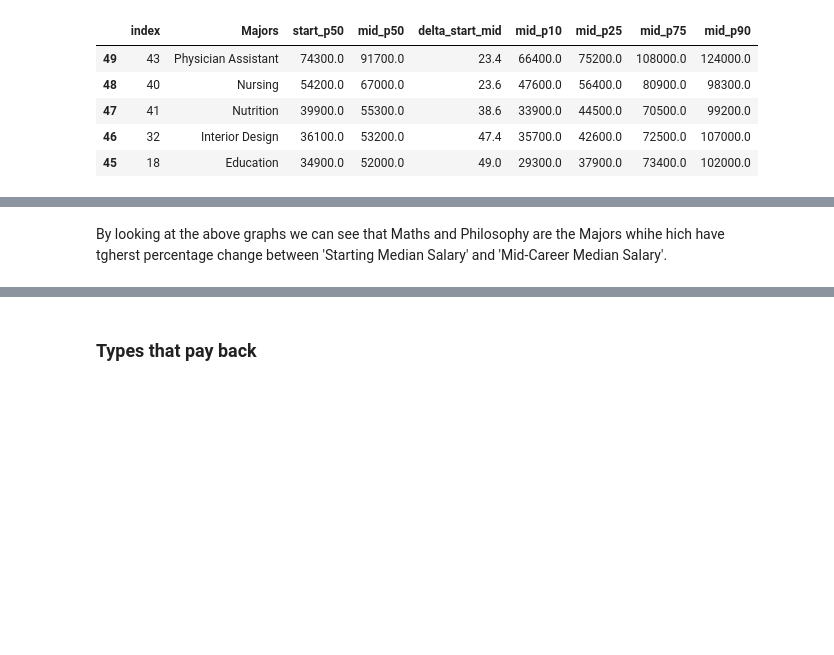
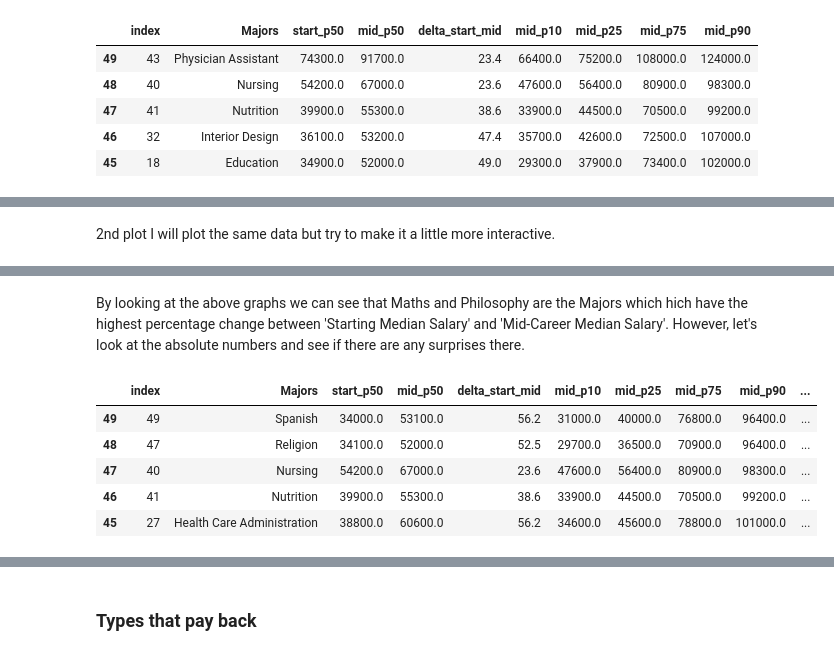
Before and after one commit to LyuboKushev/college-attendance-usa, a Jupyter notebook: Where It Pays to Attend College.ipynb, the cells around one changed output, grey strips where cells are left out. Cells and saved outputs as stored; diff of their text form; code cells hidden in the pictures; blank space fills up the shorter version.

```diff
--- a/Where It Pays to Attend College.ipynb
+++ b/Where It Pays to Attend College.ipynb
@@ -153,18 +165,34 @@ plt.show()
+# %% [markdown]
+2nd plot I will plot the same data but try to make it a little more interactive.
 # %%
 output_notebook()
 
 #bokeh factors must be strings
-DEGREES['delta_start_mid_str'] = [str(x) for x in DEGREES.delta_start_mid]
+MAJORS['delta_start_mid_str'] = [str(x) for x in MAJORS.delta_start_mid]
 
 #define the categorical range
-labels = DEGREES['Majors']
+labels = MAJORS['Majors']
 y_cat_range = FactorRange(factors=list(reversed(labels)))
 
 plot = figure(plot_width=600, plot_height=900, y_range=y_cat_range, tools='pan, box_zoom, tap, box_select, lasso_select, wheel_zoom', title  ='Mid-Career to % Change')
 
+#change backgroud
+plot.background_fill_color = "beige"
+plot.background_fill_alpha = 0.5
+
+#adjust grids
+plot.xgrid.grid_line_alpha = 0.5
+plot.xgrid.grid_line_dash = [6, 4]
+plot.ygrid.grid_line_alpha = 0.5
+plot.ygrid.grid_line_dash = [6, 4]
+
+#name x and y axis
+plot.xaxis.axis_label = '% Change'
+plot.yaxis.axis_label = 'Majors'
+
 #add source
-DEGREES.sort_values(by='index', ascending=False, inplace=True)
-source = ColumnDataSource(DEGREES)
+MAJORS.sort_values(by='index', ascending=False, inplace=True)
+source = ColumnDataSource(MAJORS)
 
 #level_0 is the index column inside the "source"
 plot.circle(x='delta_start_mid', y='Majors', size=10, color='navy', source=source,
@@ -177,8 +205,6 @@ plot.circle(x='delta_start_mid', y='Majors', size=10, color='navy', source=sourc
                        nonselection_line_color = 'purple',
                        nonselection_line_alpha = 0.5)
 
-plot.xaxis.axis_label = '% Change'
-plot.yaxis.axis_label = 'Majors'
 
 
 #add labels and values to the HoverTool
@@ -192,7 +218,19 @@ Loading BokehJS ...
 [interactive output not drawn]
 [interactive output not drawn]
 # %% [markdown]
-By looking at the above graphs we can see that Maths and Philosophy are the Majors whihe hich have tgherst percentage change between 'Starting Median Salary' and 'Mid-Career Median Salary'.
+By looking at the above graphs we can see that Maths and Philosophy are the Majors which hich have the highest percentage change between 'Starting Median Salary' and 'Mid-Career Median Salary'. However, let's look at the absolute numbers and see if there are any surprises there.
+# %%
+MAJORS.sort_values(by='mid_p90', ascending=False, inplace=True)
+MAJORS = MAJORS.reset_index(drop=True)
+MAJORS = MAJORS.sort_index(axis=0, ascending=False)
+MAJORS.head()
+# %% [output]
+|  | index | Majors | start_p50 | mid_p50 | delta_start_mid | mid_p10 | mid_p25 | mid_p75 | mid_p90 | ... |
+| 49 | 49 | Spanish | 34000.0 | 53100.0 | 56.2 | 31000.0 | 40000.0 | 76800.0 | 96400.0 | ... |
+| 48 | 47 | Religion | 34100.0 | 52000.0 | 52.5 | 29700.0 | 36500.0 | 70900.0 | 96400.0 | ... |
+| 47 | 40 | Nursing | 54200.0 | 67000.0 | 23.6 | 47600.0 | 56400.0 | 80900.0 | 98300.0 | ... |
+| 46 | 41 | Nutrition | 39900.0 | 55300.0 | 38.6 | 33900.0 | 44500.0 | 70500.0 | 99200.0 | ... |
+| 45 | 27 | Health Care Administration | 38800.0 | 60600.0 | 56.2 | 34600.0 | 45600.0 | 78800.0 | 101000.0 | ... |
 # %%
 output_notebook()
 
```
Also changed, not shown: parts of 29 cells of this notebook, 2 other files.
